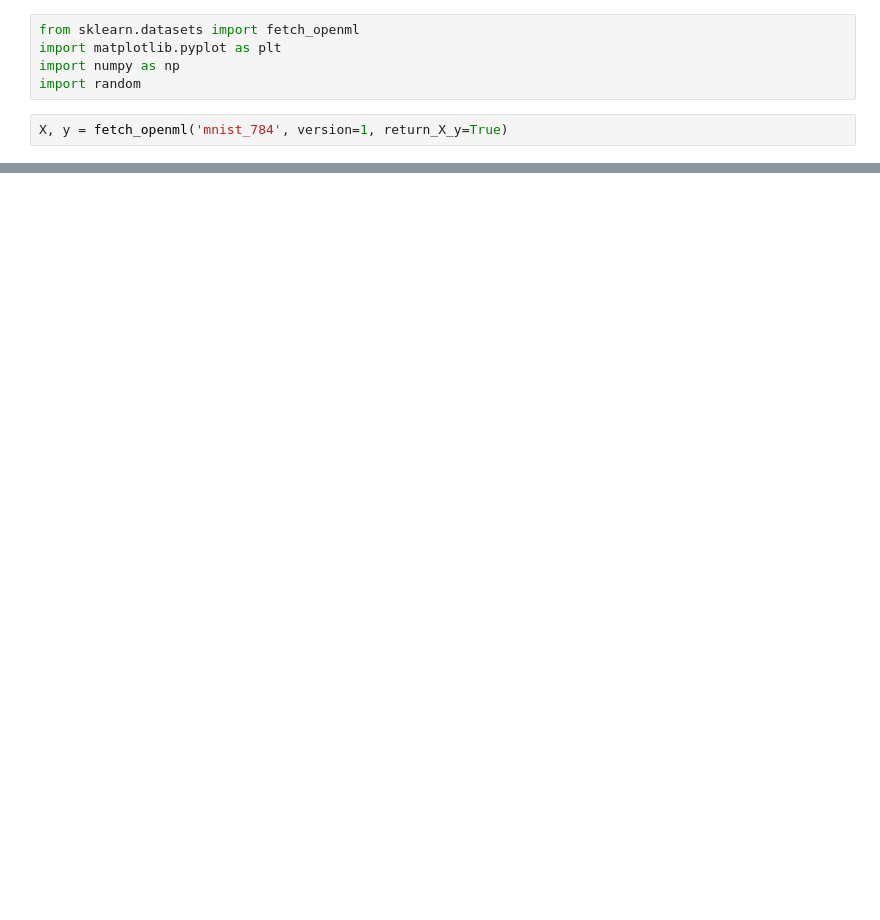
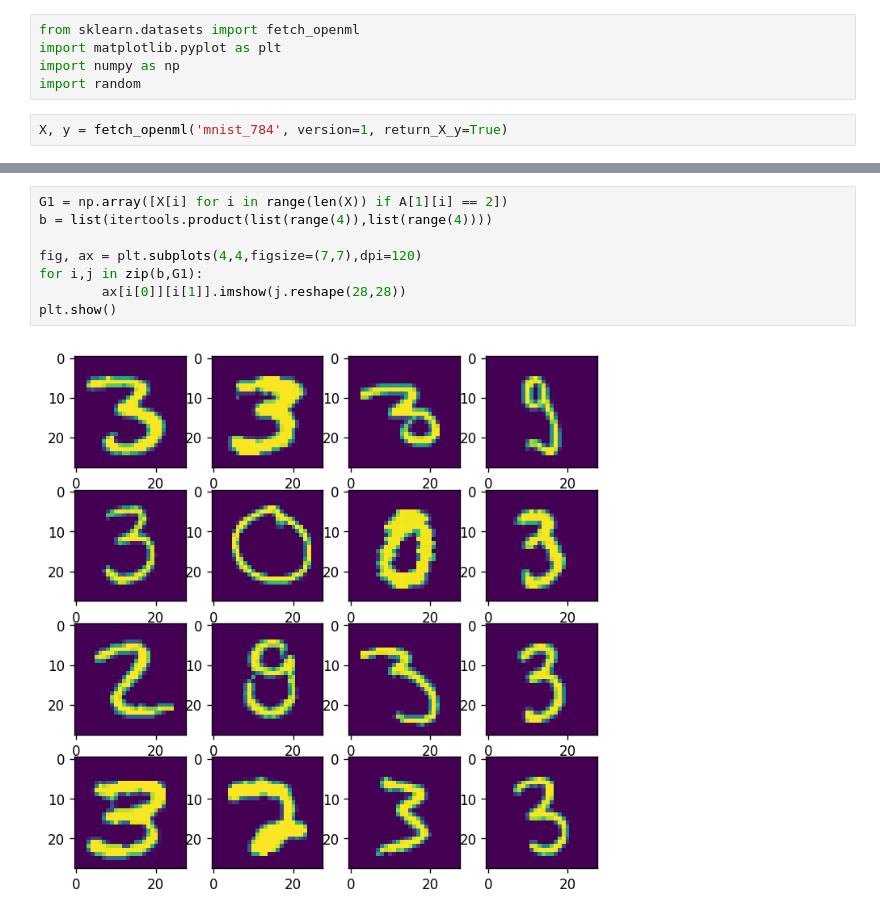
Before and after one commit to calderon9505/DataScience_Platzi, a Jupyter notebook: 07_Algebra/10_Clustering.ipynb, the cells around one changed output, grey strips where cells are left out. Drawn from its saved outputs; the diff is of its cells as text; blank space fills up the shorter version.

```diff
--- a/07_Algebra/10_Clustering.ipynb
+++ b/07_Algebra/10_Clustering.ipynb
@@ -211,3 +200,13 @@ ValueError: cannot reshape array of size 2 into shape (28,28)
+# %%
+G1 = np.array([X[i] for i in range(len(X)) if A[1][i] == 2])
+b = list(itertools.product(list(range(4)),list(range(4))))
+
+fig, ax = plt.subplots(4,4,figsize=(7,7),dpi=120)
+for i,j in zip(b,G1):
+        ax[i[0]][i[1]].imshow(j.reshape(28,28))
+plt.show()
+# %% [output]
+[figure, added]
 # %% [markdown]
 <a style='text-decoration:none;line-height:16px;display:flex;color:#5B5B62;padding:10px;justify-content:end;' href='https://deepnote.com?utm_source=created-in-deepnote-cell&projectId=b06e2ad7-2e73-4529-91c1-8e44f8b5881a' target="_blank">
 <img alt='Created in deepnote.com' style='display:inline;max-height:16px;margin:0px;margin-right:7.5px;' src='embedded-picture-1' > </img>
```
Also changed, not shown: parts of 14 cells of this notebook.
